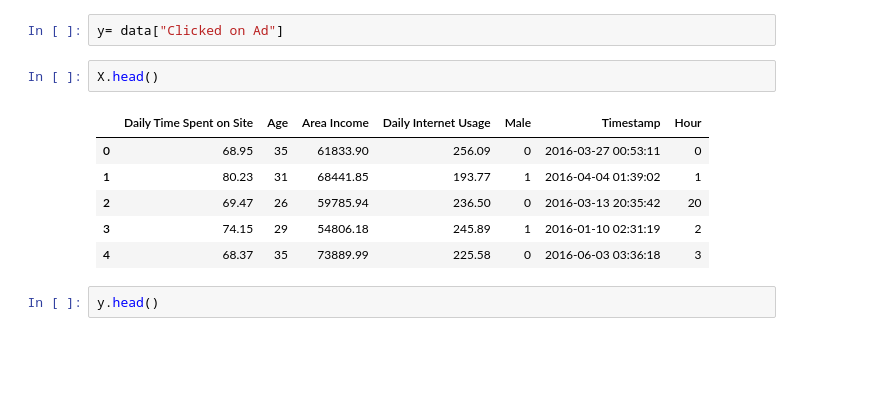
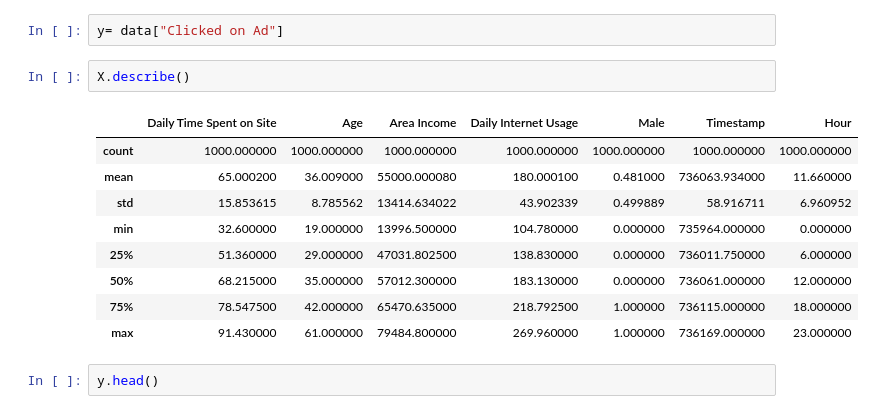
Before and after one commit to Mohit1-K/Customer-ad-click-prediction, a Jupyter notebook: Customer_ad_click_prediction.ipynb, the cells around one changed output. Cells and saved outputs as stored; diff of their text form; blank space fills up the shorter version.

```diff
--- a/Customer_ad_click_prediction.ipynb
+++ b/Customer_ad_click_prediction.ipynb
@@ -101,14 +133,17 @@ X= data.drop("Clicked on Ad", axis=1)
 # %%
 y= data["Clicked on Ad"]
 # %%
-X.head()
+X.describe()
 # %% [output]
 |  | Daily Time Spent on Site | Age | Area Income | Daily Internet Usage | Male | Timestamp | Hour |
-| 0 | 68.95 | 35 | 61833.90 | 256.09 | 0 | 2016-03-27 00:53:11 | 0 |
-| 1 | 80.23 | 31 | 68441.85 | 193.77 | 1 | 2016-04-04 01:39:02 | 1 |
-| 2 | 69.47 | 26 | 59785.94 | 236.50 | 0 | 2016-03-13 20:35:42 | 20 |
-| 3 | 74.15 | 29 | 54806.18 | 245.89 | 1 | 2016-01-10 02:31:19 | 2 |
-| 4 | 68.37 | 35 | 73889.99 | 225.58 | 0 | 2016-06-03 03:36:18 | 3 |
+| count | 1000.000000 | 1000.000000 | 1000.000000 | 1000.000000 | 1000.000000 | 1000.000000 | 1000.000000 |
+| mean | 65.000200 | 36.009000 | 55000.000080 | 180.000100 | 0.481000 | 736063.934000 | 11.660000 |
+| std | 15.853615 | 8.785562 | 13414.634022 | 43.902339 | 0.499889 | 58.916711 | 6.960952 |
+| min | 32.600000 | 19.000000 | 13996.500000 | 104.780000 | 0.000000 | 735964.000000 | 0.000000 |
+| 25% | 51.360000 | 29.000000 | 47031.802500 | 138.830000 | 0.000000 | 736011.750000 | 6.000000 |
+| 50% | 68.215000 | 35.000000 | 57012.300000 | 183.130000 | 0.000000 | 736061.000000 | 12.000000 |
+| 75% | 78.547500 | 42.000000 | 65470.635000 | 218.792500 | 1.000000 | 736115.000000 | 18.000000 |
+| max | 91.430000 | 61.000000 | 79484.800000 | 269.960000 | 1.000000 | 736169.000000 | 23.000000 |
 # %%
 y.head()
 # %% [output]
```
Also changed, not shown: parts of 10 cells of this notebook.
